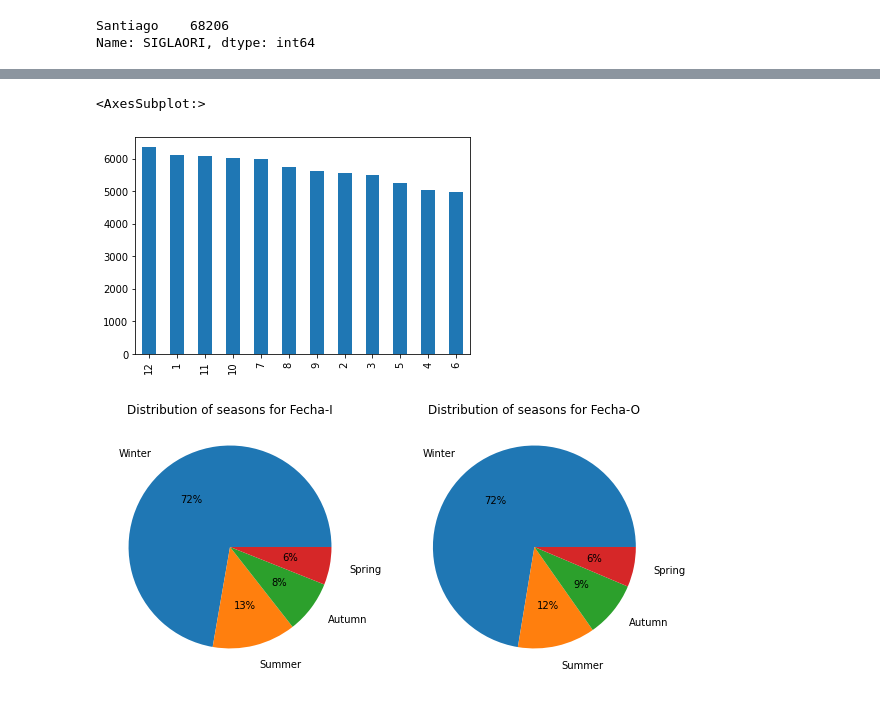
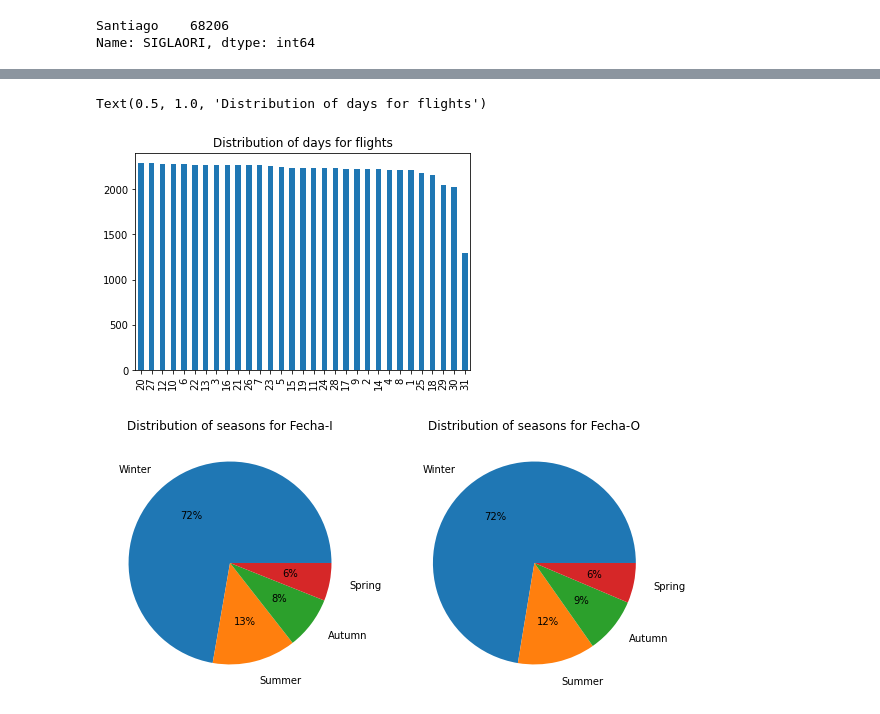
Before and after one commit to MariaPonomarenko38/Data-Scientist-Challenge, a Jupyter notebook: solution.ipynb, the cells around one changed output, grey strips where cells are left out. Cells and saved outputs as stored; diff of their text form; code cells hidden in the pictures.

```diff
--- a/solution.ipynb
+++ b/solution.ipynb
@@ -57,8 +102,9 @@ data['SIGLADES'].value_counts()[:10].plot(kind='bar')
 # %%
-data['MES'].value_counts().plot(kind='bar')
+data['DIA'].value_counts().plot(kind='bar')
+plt.title('Distribution of days for flights')
 # %% [output]
-<AxesSubplot:>
+Text(0.5, 1.0, 'Distribution of days for flights')
-[figure, old version]
+[figure, new version]
 # %%
 data['Fecha-I'] = pd.to_datetime(data['Fecha-I'])
 data['Fecha-O'] = pd.to_datetime(data['Fecha-O'])
```
Also changed, not shown: parts of 13 cells of this notebook.
